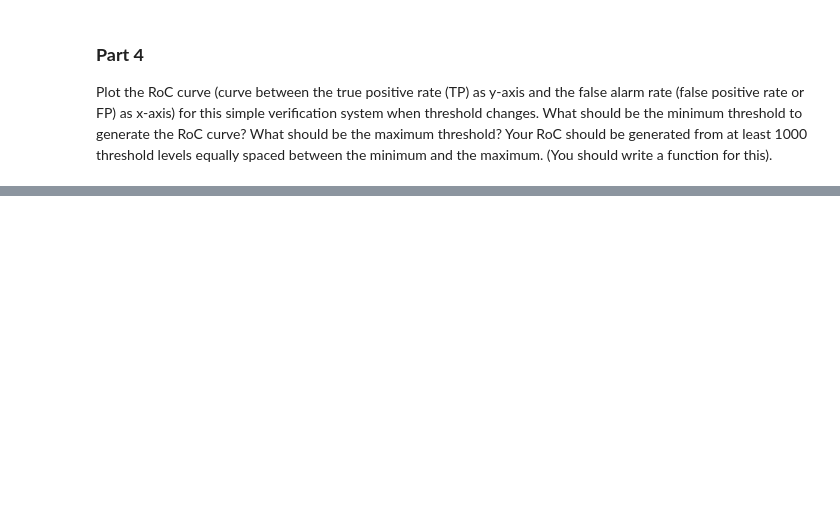
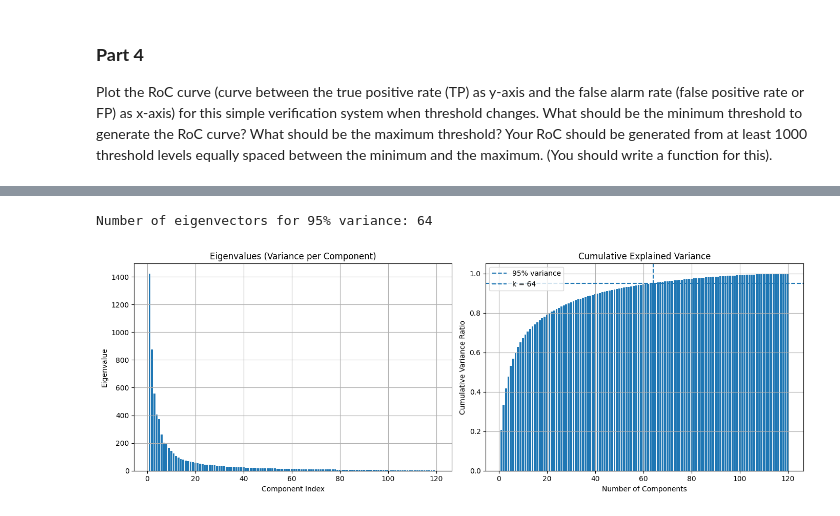
Before and after one commit to PavarisAsawa/PatternRecognition-Dimensionality_Reduction, a Jupyter notebook: pca.ipynb, the cells around one changed output, grey strips where cells are left out. Drawn from its saved outputs; the diff is of its cells as text; code cells hidden in the pictures; blank space fills up the shorter version.

```diff
--- a/pca.ipynb
+++ b/pca.ipynb
@@ -216,0 +415,12 @@ roc_curve(true_positive_rate=tpr, false_alarm_rate=far)
+# %%
+# Build data matrix
+X = np.zeros((N, D))
+idx = 0
+for i in range(num_people):
+    for j in range(num_train_pose):
+        X[idx] = xf6_train[i, j].reshape(-1)
+        idx += 1
+mean_face = np.mean(X, axis=0)
+X_centered = X - mean_face
+# Gram matrix
+G = X_centered @ X_centered.T    # shape (N, N)
@@ -216,0 +467,7 @@ roc_curve(true_positive_rate=tpr, false_alarm_rate=far)
+# %%
+eigenvalues, eigenvectors = np.linalg.eigh(G)
+
+# sort in descending order
+idx = np.argsort(eigenvalues)[::-1]
+eigenvalues = eigenvalues[idx]
+eigenvectors = eigenvectors[:, idx]
@@ -216,0 +523,40 @@ roc_curve(true_positive_rate=tpr, false_alarm_rate=far)
+# %%
+import numpy as np
+import matplotlib.pyplot as plt
+
+# eigenvalues already sorted (descending)
+lam = np.maximum(eigenvalues, 0)
+
+# explained variance
+explained_ratio = lam / np.sum(lam)
+cumvar = np.cumsum(explained_ratio)
+
+# find k for 95%
+k95 = np.argmax(cumvar >= 0.95) + 1
+print("Number of eigenvectors for 95% variance:", k95)
+
+# ---- plotting ----
+fig, axs = plt.subplots(1, 2, figsize=(14, 5))
+
+# (1) eigenvalues bar chart
+axs[0].bar(np.arange(1, len(lam)+1), lam)
+axs[0].set_title("Eigenvalues (Variance per Component)")
+axs[0].set_xlabel("Component Index")
+axs[0].set_ylabel("Eigenvalue")
+axs[0].grid(True)
+
+# (2) cumulative variance bar chart
+axs[1].bar(np.arange(1, len(cumvar)+1), cumvar)
+axs[1].axhline(0.95, linestyle='--', label='95% variance')
+axs[1].axvline(k95, linestyle='--', label=f'k = {k95}')
+axs[1].set_title("Cumulative Explained Variance")
+axs[1].set_xlabel("Number of Components")
+axs[1].set_ylabel("Cumulative Variance Ratio")
+axs[1].legend()
+axs[1].grid(True)
+
+plt.tight_layout()
+plt.show()
+# %% [output]
+Number of eigenvectors for 95% variance: 64
+[figure, added]
```
Also changed, not shown: parts of 85 cells of this notebook, 6 other files.
